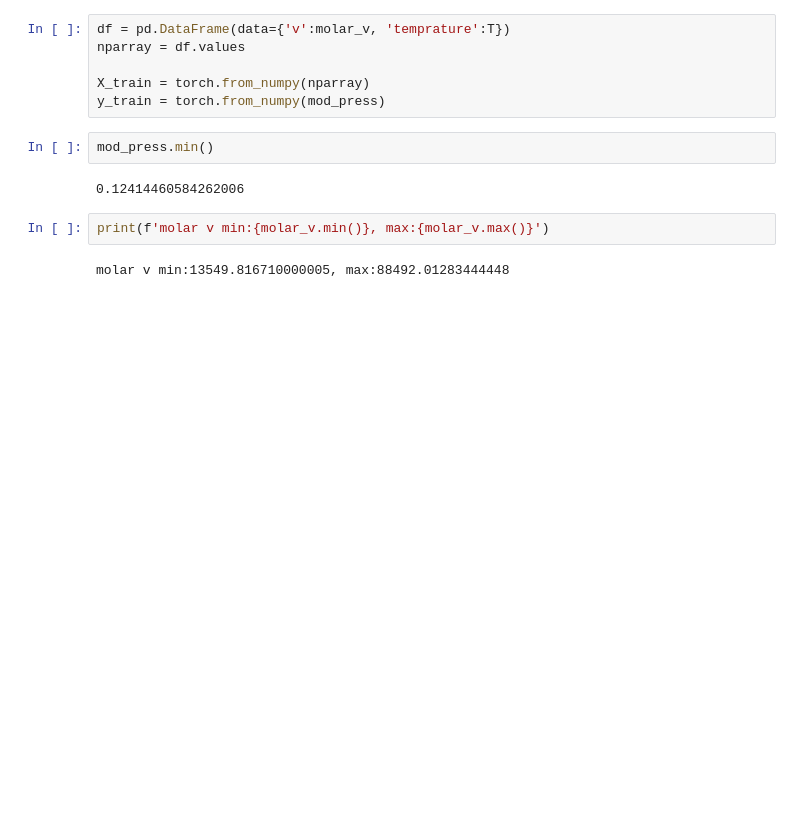
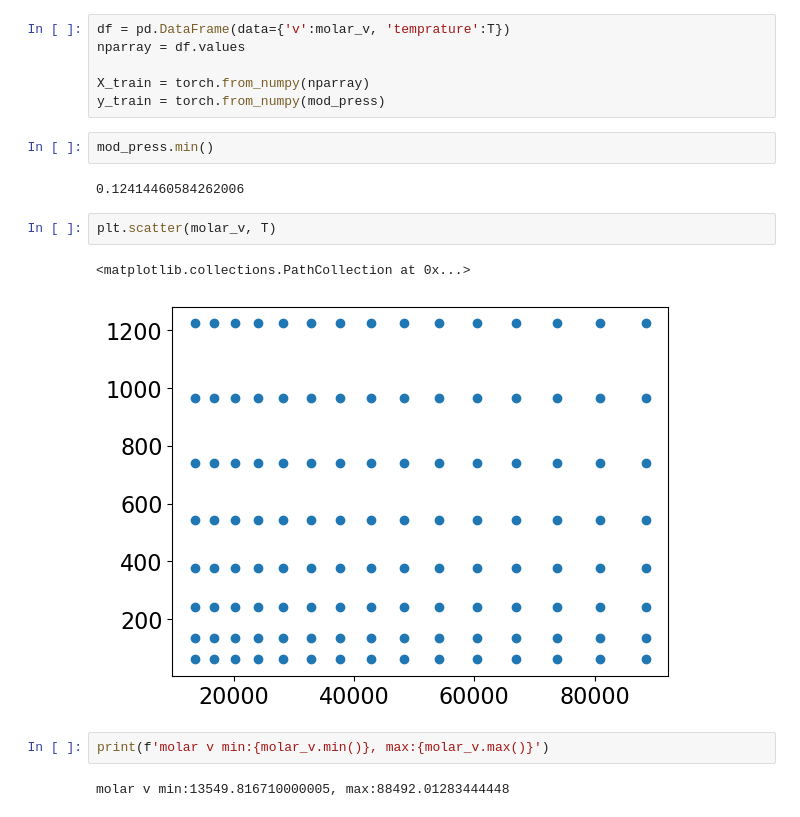
Before and after one commit to daryabiparva9/idealGasLawSim, a Jupyter notebook: src/tutorAI.ipynb, the cells around one changed output. Drawn from its saved outputs; the diff is of its cells as text; blank space fills up the shorter version.

```diff
--- a/src/tutorAI.ipynb
+++ b/src/tutorAI.ipynb
@@ -57,6 +57,11 @@ y_train = torch.from_numpy(mod_press)
 mod_press.min()
 # %% [output]
 0.12414460584262006
+# %%
+plt.scatter(molar_v, T)
+# %% [output]
+<matplotlib.collections.PathCollection at 0x...>
+[figure, added]
 # %%
 print(f'molar v min:{molar_v.min()}, max:{molar_v.max()}')
 # %% [output]
```
Also changed, not shown: parts of 31 cells of this notebook, 21 other files.
